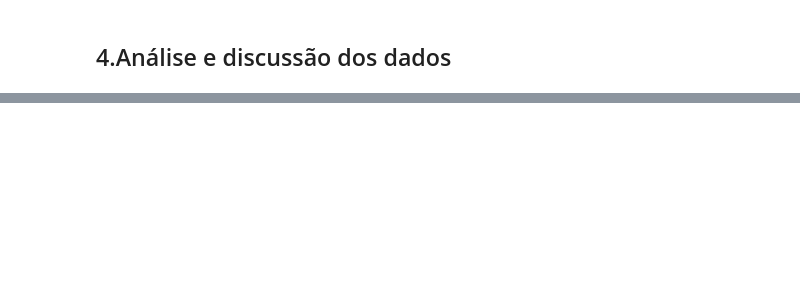
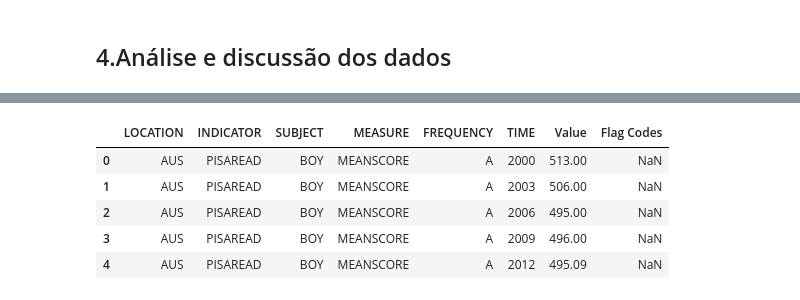
Before and after one commit to BimChar/Projeto_Integrador-DH, a Jupyter notebook: projetoIntegrador.ipynb, the cells around one changed output, grey strips where cells are left out. Saved outputs shown, nothing was run; the diff lists cells and outputs as text; code cells hidden in the pictures; blank space fills up the shorter version.

```diff
--- a/projetoIntegrador.ipynb
+++ b/projetoIntegrador.ipynb
@@ -71,0 +72,9 @@ memory usage: 337.6+ KB
+# %%
+df_PISA_READ.head()
+# %% [output]
+|  | LOCATION | INDICATOR | SUBJECT | MEASURE | FREQUENCY | TIME | Value | Flag Codes |
+| 0 | AUS | PISAREAD | BOY | MEANSCORE | A | 2000 | 513.00 | NaN |
+| 1 | AUS | PISAREAD | BOY | MEANSCORE | A | 2003 | 506.00 | NaN |
+| 2 | AUS | PISAREAD | BOY | MEANSCORE | A | 2006 | 495.00 | NaN |
+| 3 | AUS | PISAREAD | BOY | MEANSCORE | A | 2009 | 496.00 | NaN |
+| 4 | AUS | PISAREAD | BOY | MEANSCORE | A | 2012 | 495.09 | NaN |
```
Also changed, not shown: parts of 33 cells of this notebook, 2 other files.
